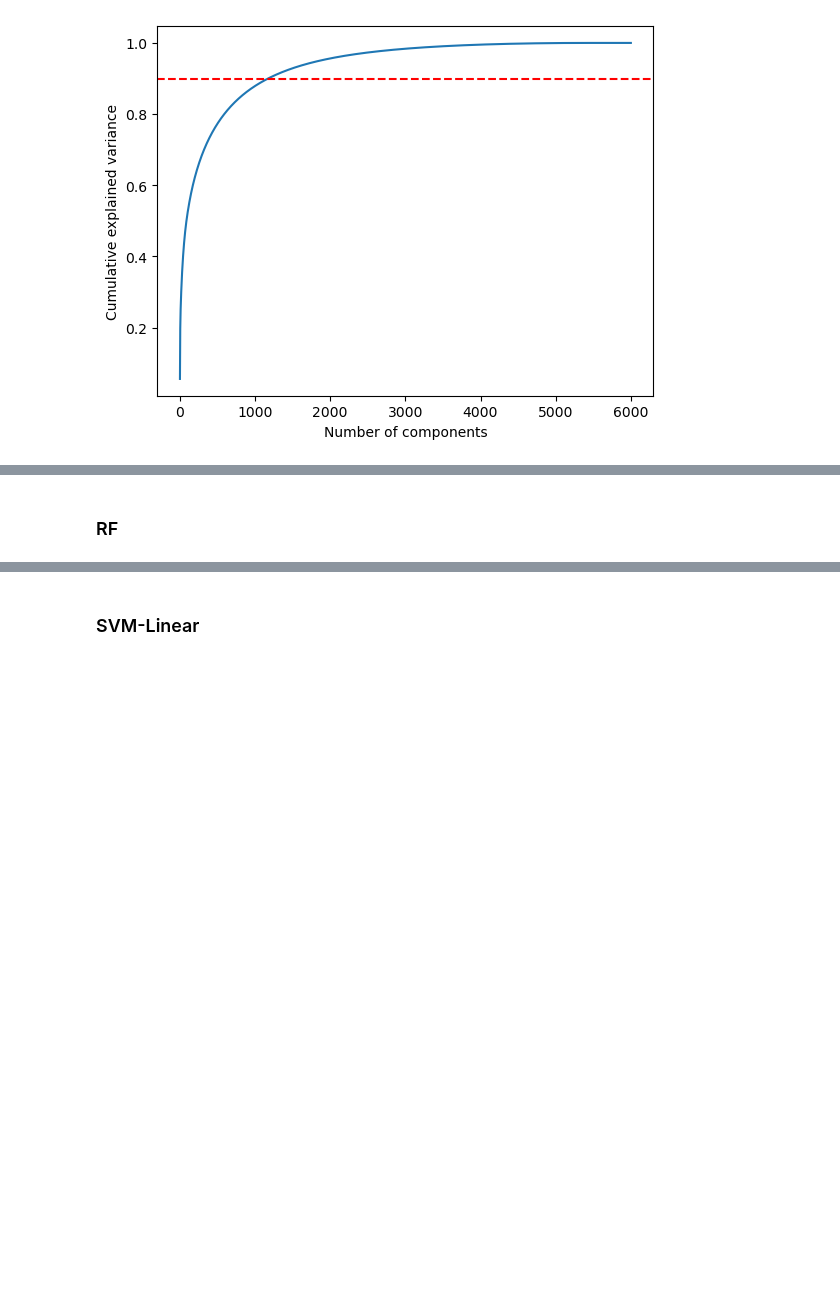
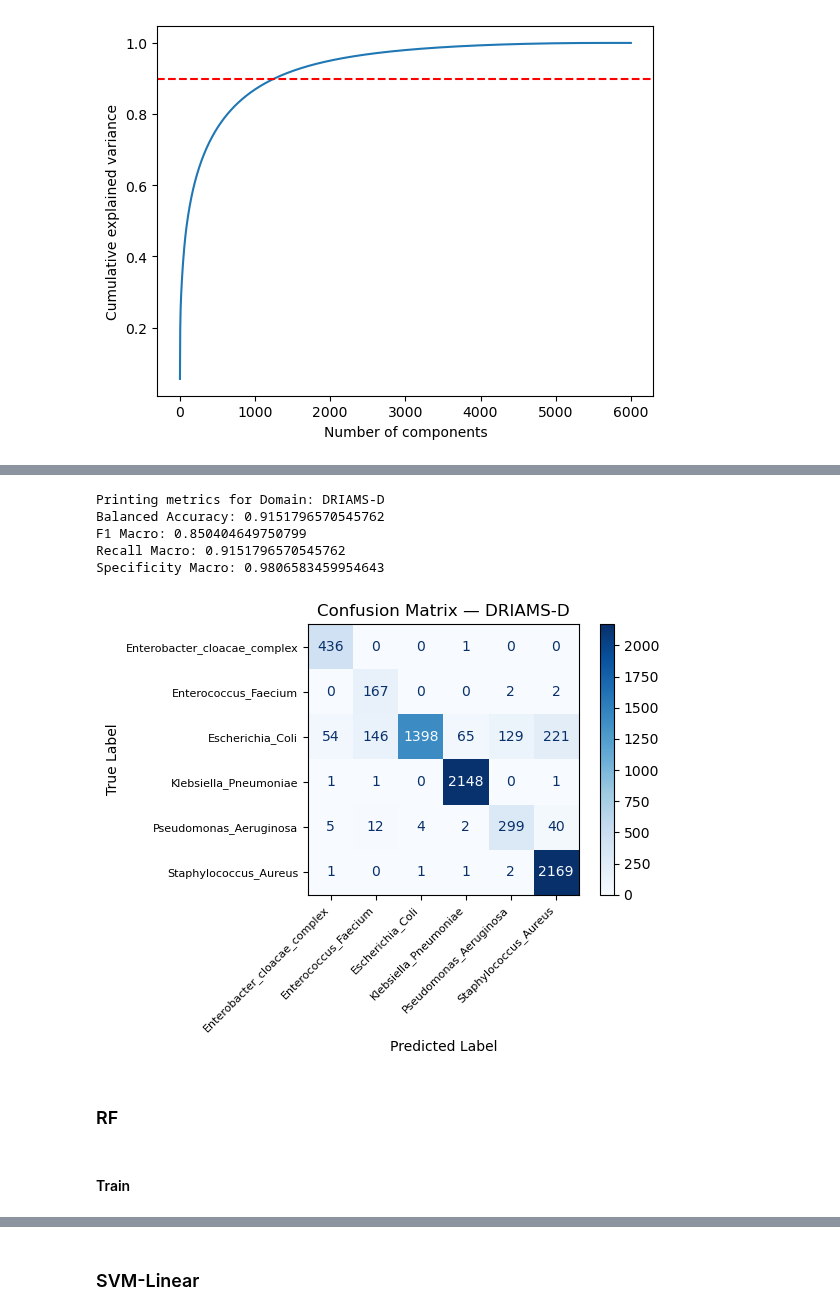
Before and after one commit to alexgaarciia/MALDIAlign, a Jupyter notebook: 02_models/baseline_classifier.ipynb, the cells around one changed output, grey strips where cells are left out. Drawn from its saved outputs; the diff is of its cells as text; code cells hidden in the pictures; blank space fills up the shorter version.

```diff
--- a/02_models/baseline_classifier.ipynb
+++ b/02_models/baseline_classifier.ipynb
@@ -238,2 +242,13 @@ results_lr.to_csv("results_lr.csv", index=False)
+# %%
+print_metrics(metricsD)
+# %% [output]
+Printing metrics for Domain: DRIAMS-D
+Balanced Accuracy: 0.9151796570545762
+F1 Macro: 0.850404649750799
+Recall Macro: 0.9151796570545762
+Specificity Macro: 0.9806583459954643
+[figure, added]
 # %% [markdown]
 ### RF
+# %% [markdown]
+#### Train
```
Also changed, not shown: parts of 50 cells of this notebook, 3 other files.
